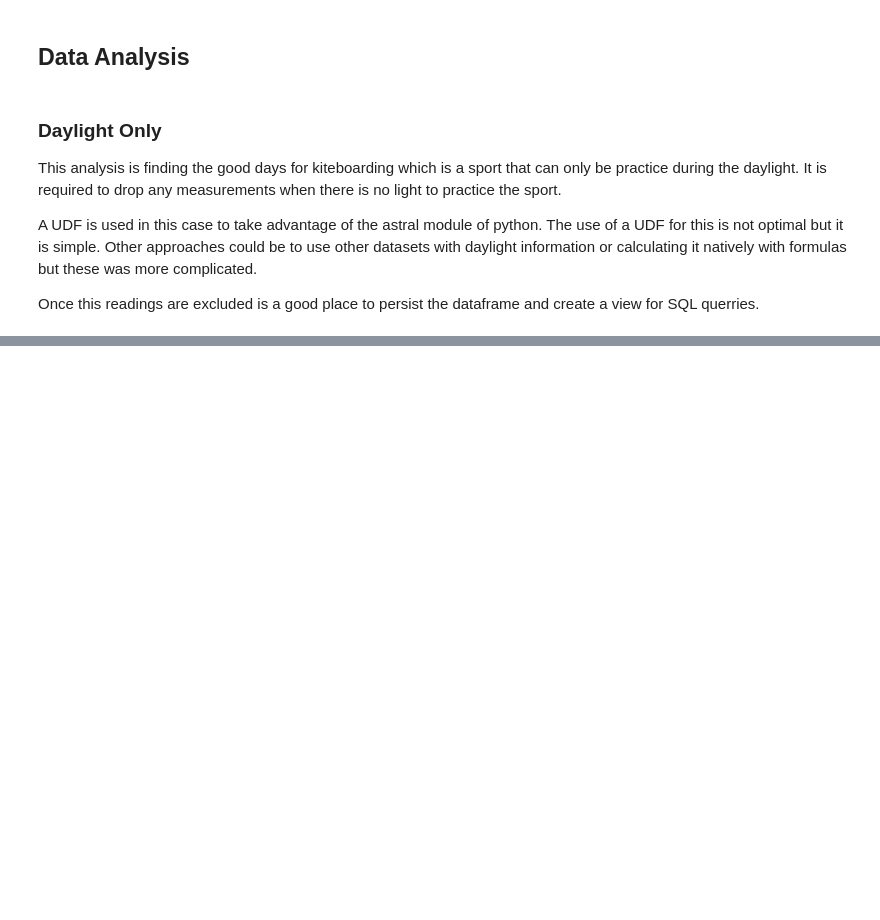
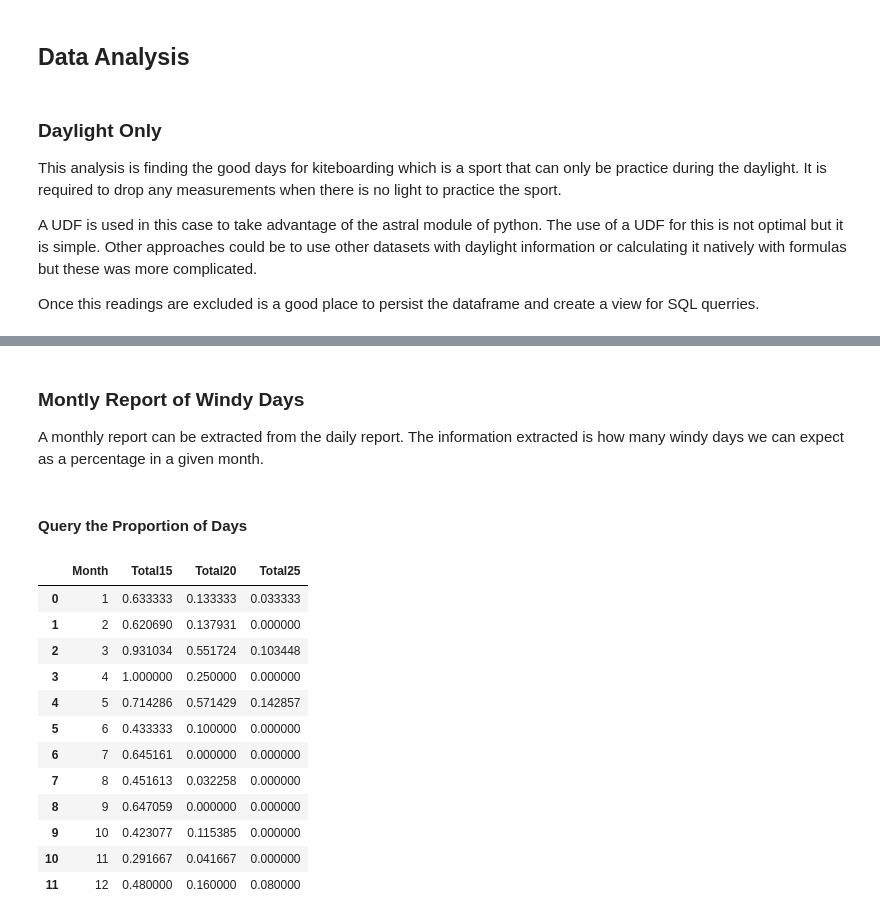
Before and after one commit to roquealex/windMining, a Jupyter notebook: kbWindNorYuc/kbWindNorYuc.ipynb, the cells around one changed output, grey strips where cells are left out. Drawn from its saved outputs; the diff is of its cells as text; code cells hidden in the pictures; blank space fills up the shorter version.

Commit message:
80 percent ready

```diff
--- a/kbWindNorYuc/kbWindNorYuc.ipynb
+++ b/kbWindNorYuc/kbWindNorYuc.ipynb
@@ -449,0 +546,41 @@ ParseException: "\nmismatched input 'FROM' expecting <EOF>(line 3, pos 2)\n\n==
+# %% [markdown]
+### Montly Report of Windy Days
+
+A monthly report can be extracted from the daily report. The information extracted is how many windy days we can expect as a percentage in a given month.
+# %% [markdown]
+#### Query the Proportion of Days
+# %%
+barChartDF = spark.sql("""
+SELECT
+  Month,
+  SUM(gteq15)/COUNT(1) AS Total15,
+  SUM(gteq20)/COUNT(1) AS Total20,
+  SUM(gteq25)/COUNT(1) AS Total25
+FROM (
+  SELECT *,
+    MONTH(Date) as Month,
+    CASE WHEN Total15 > 0 THEN 1 ELSE 0 END AS gteq15,
+    CASE WHEN Total20 > 0 THEN 1 ELSE 0 END AS gteq20,
+    CASE WHEN Total25 > 0 THEN 1 ELSE 0 END AS gteq25
+  FROM windyDaysTable
+)
+GROUP BY Month
+ORDER BY Month
+""")
+
+barChartPD = barChartDF.toPandas()
+barChartPD
+# %% [output]
+|  | Month | Total15 | Total20 | Total25 |
+| 0 | 1 | 0.633333 | 0.133333 | 0.033333 |
+| 1 | 2 | 0.620690 | 0.137931 | 0.000000 |
+| 2 | 3 | 0.931034 | 0.551724 | 0.103448 |
+| 3 | 4 | 1.000000 | 0.250000 | 0.000000 |
+| 4 | 5 | 0.714286 | 0.571429 | 0.142857 |
+| 5 | 6 | 0.433333 | 0.100000 | 0.000000 |
+| 6 | 7 | 0.645161 | 0.000000 | 0.000000 |
+| 7 | 8 | 0.451613 | 0.032258 | 0.000000 |
+| 8 | 9 | 0.647059 | 0.000000 | 0.000000 |
+| 9 | 10 | 0.423077 | 0.115385 | 0.000000 |
+| 10 | 11 | 0.291667 | 0.041667 | 0.000000 |
+| 11 | 12 | 0.480000 | 0.160000 | 0.080000 |
```
Also changed, not shown: parts of 17 cells of this notebook.
